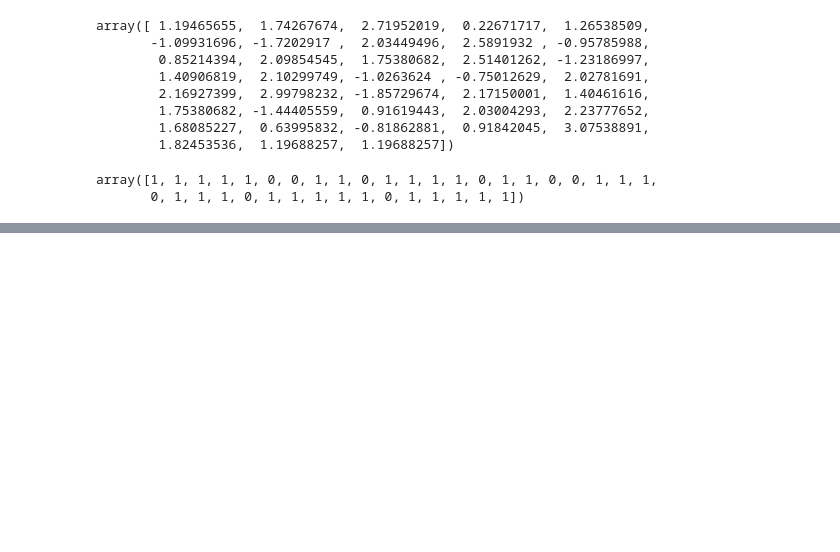
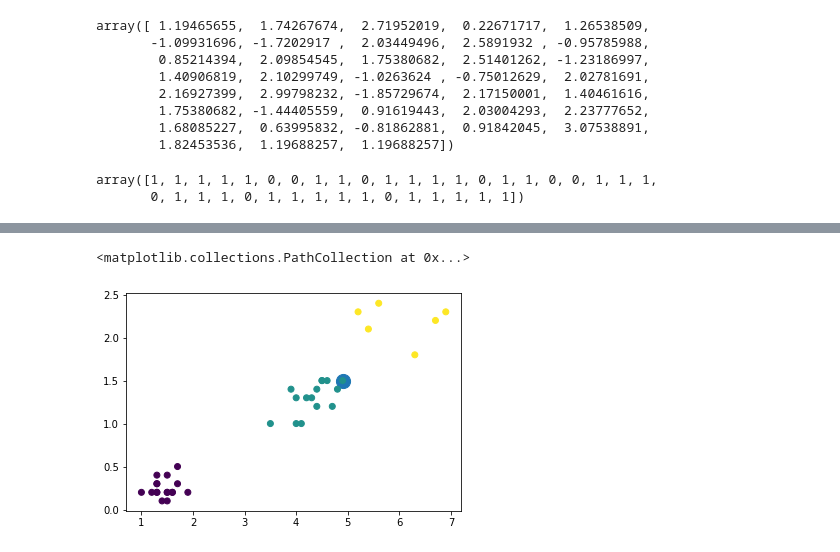
Before and after one commit to KangYunSU/KangYunsu, a Jupyter notebook: SVM_PDF.ipynb, the cells around one changed output, grey strips where cells are left out. Cells and saved outputs as stored; diff of their text form; code cells hidden in the pictures; blank space fills up the shorter version.

```diff
--- a/SVM_PDF.ipynb
+++ b/SVM_PDF.ipynb
@@ -210,0 +310,7 @@ array([1, 1, 1, 1, 1, 0, 0, 1, 1, 0, 1, 1, 1, 1, 0, 1, 1, 0, 0, 1, 1, 1,
+# %%
+plt.scatter(X_test[23, 2], X_test[23, 3], s = 200)
+
+plt.scatter(X_test[:, 2], X_test[:, 3], c = y_test)
+# %% [output]
+<matplotlib.collections.PathCollection at 0x...>
+[figure, added]
```
Also changed, not shown: parts of 19 cells of this notebook.
